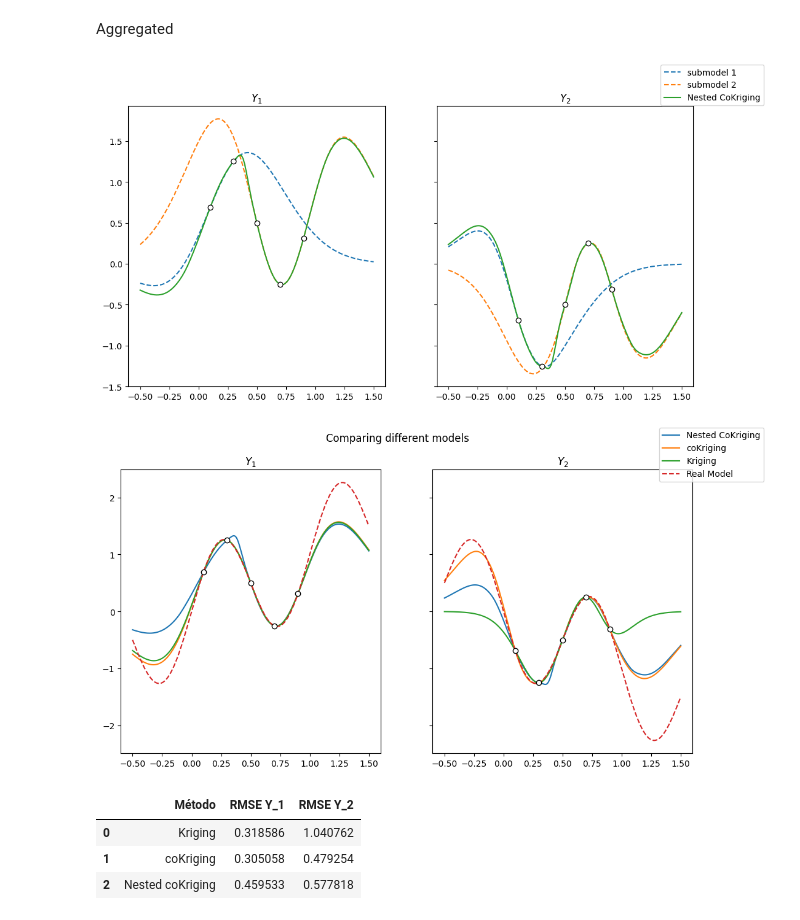
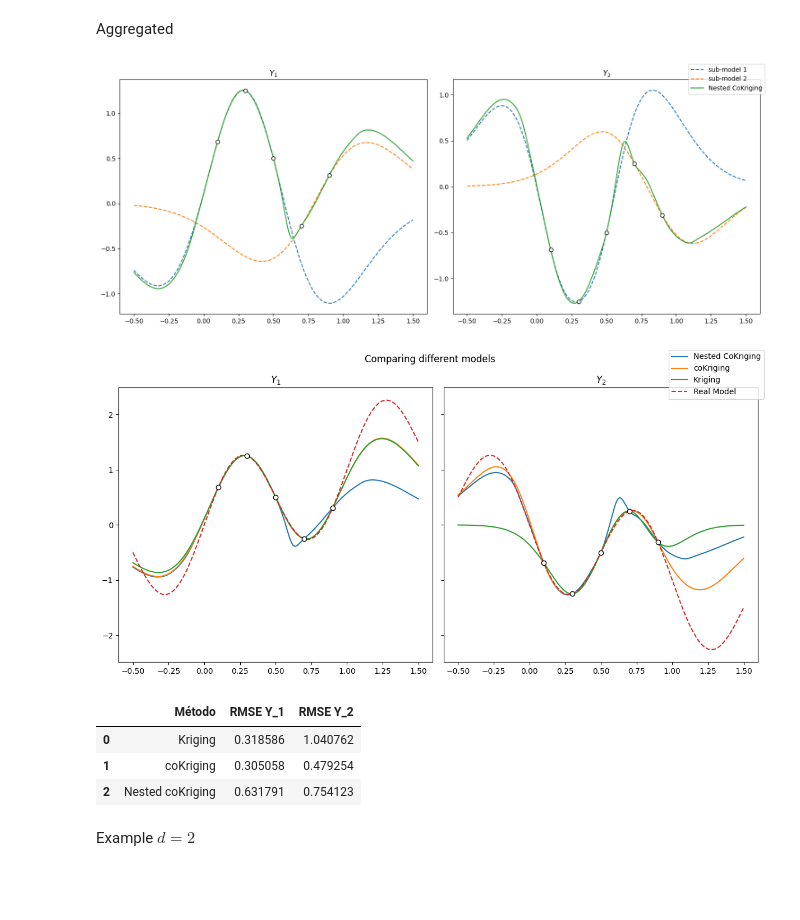
Before and after one commit to AlejandroVillazonG/NestedCoKriging, a Jupyter notebook: 4 nestedCoKriging.ipynb, the cells around one changed output. Drawn from its saved outputs; the diff is of its cells as text; code cells hidden in the pictures; blank space fills up the shorter version.

Commit message:
example d=2

```diff
--- a/4 nestedCoKriging.ipynb
+++ b/4 nestedCoKriging.ipynb
@@ -58,7 +58,7 @@ def nestedCoKriging(x, X, Y_1, Y_2, A, cov_1, cov_2, cov_12, rho_12):
         k_x_X_i = k(x, X[A[i]], cov_1, cov_2, cov_12, rho_12)
         k_X_X_i = k(X[A[i]], X[A[i]], cov_1, cov_2, cov_12, rho_12)
 
-        M[2*i:(2*i+2)] = k_x_X_i @ np.linalg.solve(k_X_X_i, np.concatenate([Y_1[A[i]], Y_2[A[i]]]))
+        M[2*i:(2*i+2), :] = k_x_X_i @ np.linalg.solve(k_X_X_i, np.concatenate([Y_1[A[i]], Y_2[A[i]]]))
         k_M[2*i:(2*i+2), :] = k_x_X_i @ np.linalg.solve(k_X_X_i, k_x_X_i.T)
         K_M[2*i:(2*i+2),2*i:(2*i+2)] = k_M[2*i:(2*i+2), :]
         for j in range(i+1, len(A)):
@@ -70,6 +70,36 @@ def nestedCoKriging(x, X, Y_1, Y_2, A, cov_1, cov_2, cov_12, rho_12):
             K_M[2*j:(2*j+2),2*i:(2*i+2)] = K_M[2*i:(2*i+2),2*j:(2*j+2)].T
 
     return k_M.T @ np.linalg.solve(K_M, M)
+# %%
+def nestedCoKriging(x, X, Y_1, Y_2, A, cov_1, cov_2, cov_12, rho_12):
+    '''
+    x : prediction point
+    X : the vector of all observation points
+    Y_1 : all observations of random field Y_1
+    Y_2 : all observations of random field Y_2
+    A : list of list with submodels indexes
+    cov_ij : covariance function between Y_i and Y_j
+    '''
+    M = np.zeros((2 * len(A), 1))
+    k_M = np.zeros((2 * len(A), 2))
+    K_M = np.zeros((2 * len(A), 2 * len(A)))
+
+    for i in range(len(A)):
+        k_x_X_i = k(x, X[A[i]], cov_1, cov_2, cov_12, rho_12)
+        k_X_X_i = k(X[A[i]], X[A[i]], cov_1, cov_2, cov_12, rho_12)
+
+        M[2*i:(2*i+2), :] = (k_x_X_i @ np.linalg.solve(k_X_X_i, np.concatenate([Y_1[A[i]], Y_2[A[i]]]))).reshape((2,1))
+        k_M[2*i:(2*i+2), :] = k_x_X_i @ np.linalg.solve(k_X_X_i, k_x_X_i.T)
+        K_M[2*i:(2*i+2),2*i:(2*i+2)] = k_M[2*i:(2*i+2), :]
+        for j in range(i+1, len(A)):
+            k_x_X_j = k(x, X[A[j]], cov_1, cov_2, cov_12, rho_12)
+            k_X_X_j = k(X[A[j]], X[A[j]], cov_1, cov_2, cov_12, rho_12)
+            k_X_i_X_j = k(X[A[i]], X[A[j]], cov_1, cov_2, cov_12, rho_12)
+
+            K_M[2*i:(2*i+2),2*j:(2*j+2)] = np.linalg.solve(k_X_X_i, k_x_X_i.T).T @ k_X_i_X_j @ np.linalg.solve(k_X_X_j, k_x_X_j.T)
+            K_M[2*j:(2*j+2),2*i:(2*i+2)] = K_M[2*i:(2*i+2),2*j:(2*j+2)].T
+
+    return k_M.T @ np.linalg.solve(K_M, M)
 # %% [markdown]
 Matérn con $K_\nu$
 # %%
@@ -93,5 +127,5 @@ rho_12
 # %%
-X = np.arange(0.1, 1, 0.2).reshape((5,1))
+X = np.array([[0.1],[0.3],[0.5],[0.7],[0.9]])
 
 f_1 = lambda x : np.sin(2 * np.pi * x) + x
 f_2 = lambda x : np.cos(2 * np.pi * x + np.pi/2) - x
@@ -109,7 +143,7 @@ X_aux = np.linspace(-0.5,1.5,500).reshape((500,1))
 Y_aux_1 = f_1(X_aux)
 Y_aux_2 = f_2(X_aux)
 # %%
-A = [[0,1], [2,3,4]]
+A = [[0,1,2], [3,4]]
 # %%
 np.corrcoef(Y_1.reshape(-1), Y_2.reshape(-1))[0,1]
 # %% [output]
@@ -223,23 +266,24 @@ Y_NcoK = np.hstack([nestedCoKriging(X_aux[[i]], X, Y_1, Y_2, A,
 Y_1_NcoK = Y_NcoK[0]
 Y_2_NcoK = Y_NcoK[1]
 # %%
-fig, (ax1, ax2) = plt.subplots(1,2, figsize=(12,6), sharey=True)
+fig, (ax1, ax2) = plt.subplots(1,2, figsize=(15,6))
 
 ax1.scatter(X, Y_1, edgecolors='k', c='w', zorder=3)
-ax1.plot(X_aux, Y_1_coK_1, ls='--', label='submodel 1')
-ax1.plot(X_aux, Y_1_coK_2, ls='--', label='submodel 2')
+ax1.plot(X_aux, Y_1_coK_1, ls='--', label='sub-model 1')
+ax1.plot(X_aux, Y_1_coK_2, ls='--', label='sub-model 2')
 ax1.plot(X_aux, Y_1_NcoK, label='Nested CoKriging')
 ax1.set_title(r'$Y_1$')
 
 ax2.scatter(X, Y_2, edgecolors='k', c='w', zorder=3)
 ax2.plot(X_aux, Y_2_coK_1, ls='--')
 ax2.plot(X_aux, Y_2_coK_2, ls='--')
 ax2.plot(X_aux, Y_2_NcoK)
 ax2.set_title(r'$Y_2$')
 
-fig.legend();
+fig.legend()
+fig.tight_layout();
 # %% [output]
-[figure, old version]
+[figure, new version]
 # %%
 fig, (ax1, ax2) = plt.subplots(1,2, figsize=(12,6), sharey=True)
 
@@ -258,9 +302,10 @@ ax2.plot(X_aux, Y_aux_2, ls='--')
 ax2.set_title(r'$Y_2$')
 
 fig.suptitle('Comparing different models')
-fig.legend();
+fig.legend()
+fig.tight_layout();
 # %% [output]
-[figure, old version]
+[figure, new version]
 # %%
 results = []
 results.append(('Kriging', root_mean_squared_error(Y_aux_1, Y_1_K), root_mean_squared_error(Y_aux_2, Y_2_K)))
@@ -273,4 +318,6 @@ df
 |  | Método | RMSE Y_1 | RMSE Y_2 |
 | 0 | Kriging | 0.318586 | 1.040762 |
 | 1 | coKriging | 0.305058 | 0.479254 |
-| 2 | Nested coKriging | 0.459533 | 0.577818 |
+| 2 | Nested coKriging | 0.631791 | 0.754123 |
+# %% [markdown]
+Example $d=2$
```
Also changed, not shown: parts of 23 cells of this notebook.
